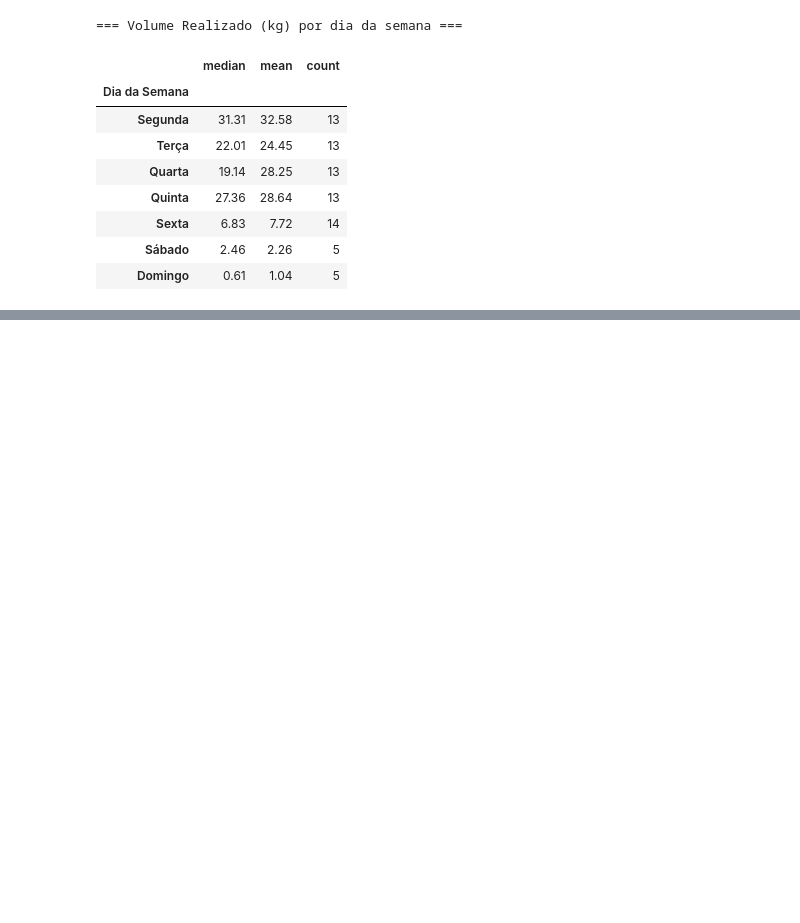
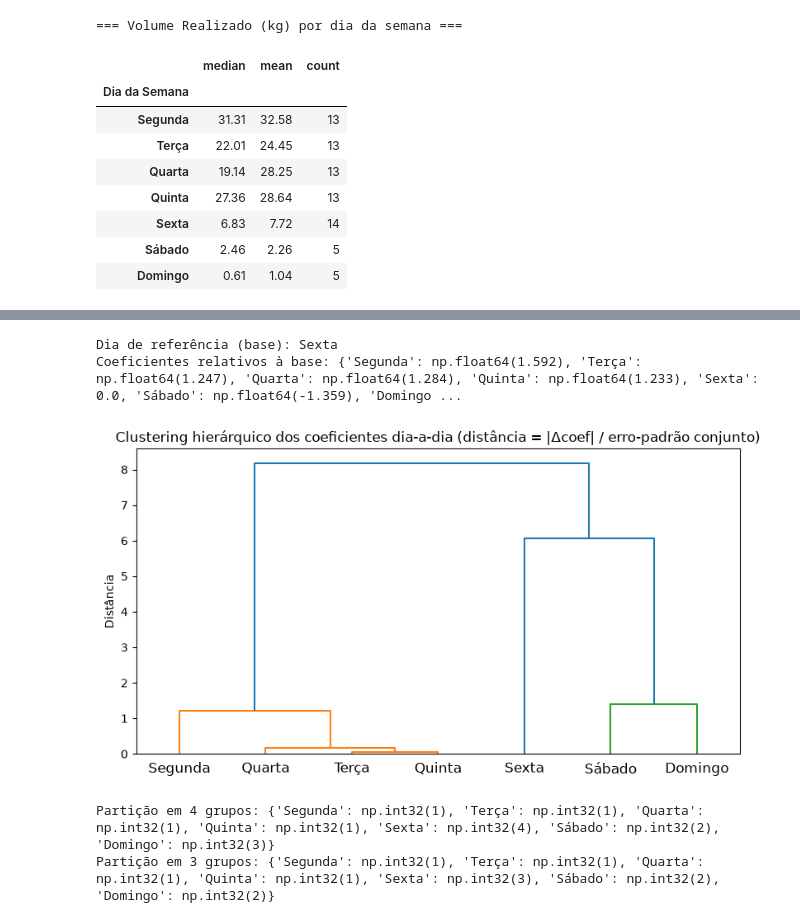
Before and after one commit to natfaria/202602-resolucao_problemas, a Jupyter notebook: notebooks/01-EDA-regressao_robusta.ipynb, the cells around one changed output, grey strips where cells are left out. Cells and saved outputs as stored; diff of their text form; code cells hidden in the pictures; blank space fills up the shorter version.

Commit message:
adiciona novos testes e resultados

```diff
--- a/notebooks/01-EDA-regressao_robusta.ipynb
+++ b/notebooks/01-EDA-regressao_robusta.ipynb
@@ -631,11 +106,0 @@ estatisticamente diferentes de Terça, controlando por preço.
-# %%
-trio = df_treino[df_treino['Dia da Semana'].isin(['Terça', 'Quarta', 'Quinta'])].copy()
-trio['ln_Volume'] = np.log(trio['Volume Realizado (kg)'])
-trio['ln_Preco'] = np.log(trio['Preço'])
-trio['is_Quarta'] = (trio['Dia da Semana'] == 'Quarta').astype(int)
-trio['is_Quinta'] = (trio['Dia da Semana'] == 'Quinta').astype(int)
-
-X_trio = sm.add_constant(trio[['ln_Preco', 'is_Quarta', 'is_Quinta']])
-modelo_trio = sm.OLS(trio['ln_Volume'], X_trio).fit()
-print("=== Teste isolado no trio (categoria de referência: Terça) ===")
-print(modelo_trio.summary().tables[1])
@@ -970,0 +357,42 @@ Ficam registradas, ainda assim, limitações que a convergência de resultados n
+# %%
+modelo_dia_a_dia = modelos_nivel['2. Dia a dia (cada dia seu próprio grupo)']
+dias_ordem_completa = ['Segunda', 'Terça', 'Quarta', 'Quinta', 'Sexta', 'Sábado', 'Domingo']
+dia_base = [d for d in dias_ordem_completa if d not in modelo_dia_a_dia.params.index][0]
+
+coefs = {dia_base: 0.0}
+ses = {dia_base: 0.0}
+for d in dias_ordem_completa:
+    if d in modelo_dia_a_dia.params.index:
+        coefs[d] = modelo_dia_a_dia.params[d]
+        ses[d] = modelo_dia_a_dia.bse[d]
+
+print(f"Dia de referência (base): {dia_base}")
+print("Coeficientes relativos à base:", {d: round(coefs[d], 3) for d in dias_ordem_completa})
+
+n = len(dias_ordem_completa)
+dist = np.zeros((n, n))
+for i, di in enumerate(dias_ordem_completa):
+    for j, dj in enumerate(dias_ordem_completa):
+        se_conjunto = np.sqrt(ses[di]**2 + ses[dj]**2)
+        se_conjunto = se_conjunto if se_conjunto > 0 else 1e-6
+        dist[i, j] = abs(coefs[di] - coefs[dj]) / se_conjunto
+
+Z = hierarchy.linkage(squareform(dist, checks=False), method='average')
+
+plt.figure(figsize=(8, 4.5))
+hierarchy.dendrogram(Z, labels=dias_ordem_completa)
+plt.title('Clustering hierárquico dos coeficientes dia-a-dia (distância = |Δcoef| / erro-padrão conjunto)')
+plt.ylabel('Distância')
+plt.tight_layout()
+plt.show()
+
+particao_4 = dict(zip(dias_ordem_completa, hierarchy.fcluster(Z, t=4, criterion='maxclust')))
+particao_3 = dict(zip(dias_ordem_completa, hierarchy.fcluster(Z, t=3, criterion='maxclust')))
+print("Partição em 4 grupos:", particao_4)
+print("Partição em 3 grupos:", particao_3)
+# %% [output]
+Dia de referência (base): Sexta
+Coeficientes relativos à base: {'Segunda': np.float64(1.592), 'Terça': np.float64(1.247), 'Quarta': np.float64(1.284), 'Quinta': np.float64(1.233), 'Sexta': 0.0, 'Sábado': np.float64(-1.359), 'Domingo ...
+[figure, added]
+Partição em 4 grupos: {'Segunda': np.int32(1), 'Terça': np.int32(1), 'Quarta': np.int32(1), 'Quinta': np.int32(1), 'Sexta': np.int32(4), 'Sábado': np.int32(2), 'Domingo': np.int32(3)}
+Partição em 3 grupos: {'Segunda': np.int32(1), 'Terça': np.int32(1), 'Quarta': np.int32(1), 'Quinta': np.int32(1), 'Sexta': np.int32(3), 'Sábado': np.int32(2), 'Domingo': np.int32(2)}
```
Also changed, not shown: parts of 95 cells of this notebook, 1 other file.
